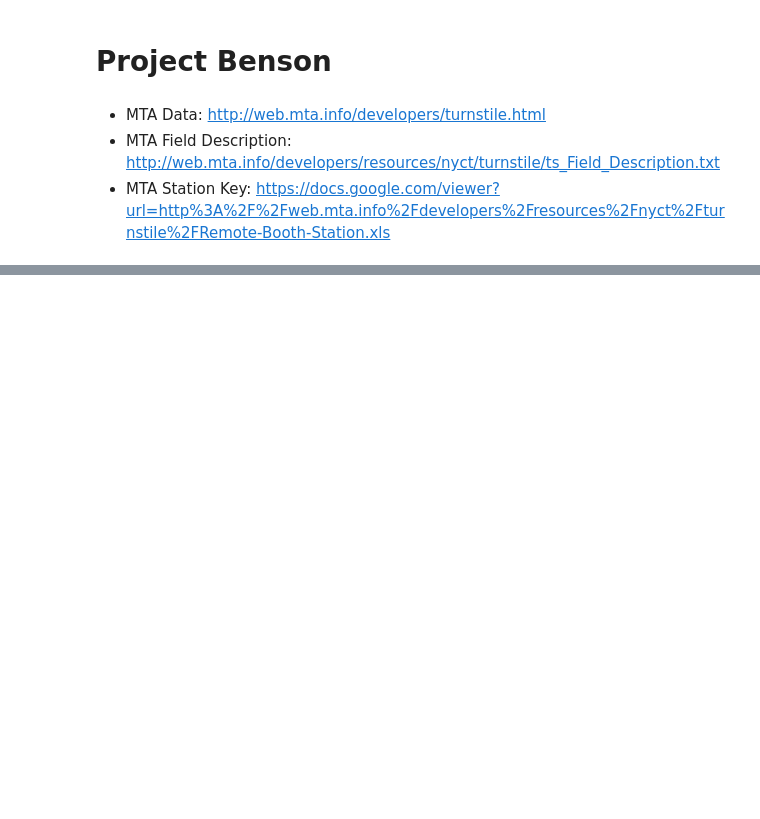
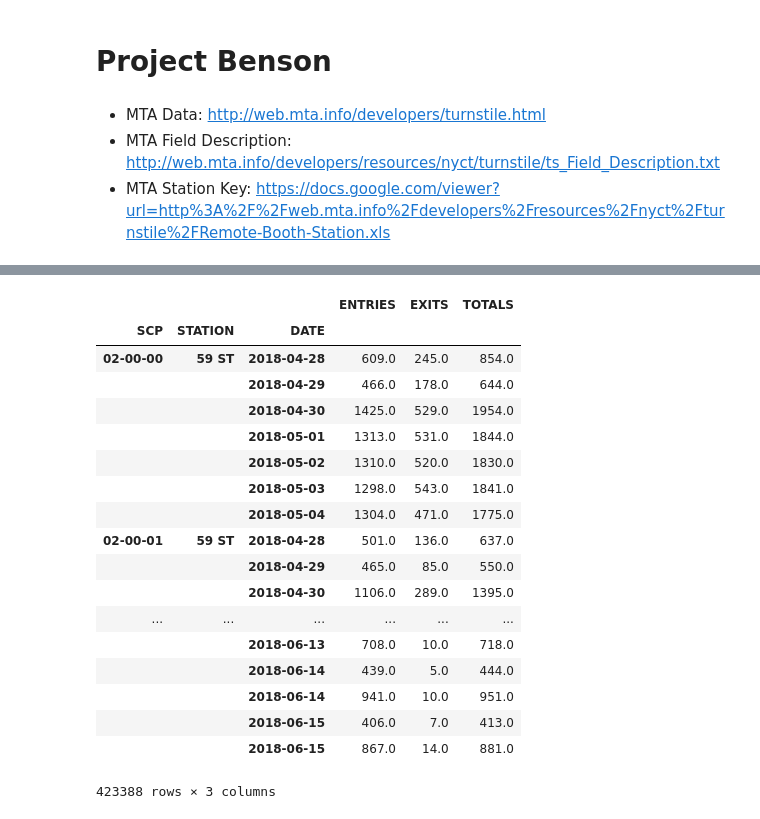
Before and after one commit to wfl/metis_project_benson, a Jupyter notebook: project_1_benson.ipynb, the cells around one changed output, grey strips where cells are left out. Drawn from its saved outputs; the diff is of its cells as text; code cells hidden in the pictures; blank space fills up the shorter version.

```diff
--- a/project_1_benson.ipynb
+++ b/project_1_benson.ipynb
@@ -158,0 +64,8 @@ traffic_new = traffic_test.groupby(['STATION', 'SCP', 'LINENAME', 'UNIT']).apply
+# %%
+# Function to find total differences in ENTRIES and EXITS columns
+def mta_traffic(data, freq='D'):
+    data.ENTRIES = data.ENTRIES - data.shift(1).ENTRIES
+    data.EXITS = data.EXITS - data.shift(1).EXITS
+    data = data.set_index(['SCP', 'STATION'])[['ENTRIES', 'EXITS', 'DATE']]
+    data = data.resample(freq, on='DATE').sum()
+    return data
@@ -158,0 +133,9 @@ traffic_new = traffic_test.groupby(['STATION', 'SCP', 'LINENAME', 'UNIT']).apply
+# %%
+last_index = test_df.index[-1]
+ind = 0
+data = []
+while ind < last_index:
+    data.append(test_df[ind:ind+6].groupby(['SCP', 'STATION']).apply(mta_traffic))
+    ind += 6
+final_testdf = pd.concat(data)
+del data
@@ -158,0 +166,26 @@ traffic_new = traffic_test.groupby(['STATION', 'SCP', 'LINENAME', 'UNIT']).apply
+# %%
+final_testdf_totals = final_testdf.copy()
+# %%
+final_testdf_totals['TOTALS'] = final_testdf['ENTRIES'] + final_testdf['EXITS']
+# %%
+final_testdf_totals
+# %% [output]
+|  |  |  | ENTRIES | EXITS | TOTALS |
+| SCP | STATION | DATE |  |  |  |
+| 02-00-00 | 59 ST | 2018-04-28 | 609.0 | 245.0 | 854.0 |
+|  |  | 2018-04-29 | 466.0 | 178.0 | 644.0 |
+|  |  | 2018-04-30 | 1425.0 | 529.0 | 1954.0 |
+|  |  | 2018-05-01 | 1313.0 | 531.0 | 1844.0 |
+|  |  | 2018-05-02 | 1310.0 | 520.0 | 1830.0 |
+|  |  | 2018-05-03 | 1298.0 | 543.0 | 1841.0 |
+|  |  | 2018-05-04 | 1304.0 | 471.0 | 1775.0 |
+| 02-00-01 | 59 ST | 2018-04-28 | 501.0 | 136.0 | 637.0 |
+|  |  | 2018-04-29 | 465.0 | 85.0 | 550.0 |
+|  |  | 2018-04-30 | 1106.0 | 289.0 | 1395.0 |
+| ... | ... | ... | ... | ... | ... |
+|  |  | 2018-06-13 | 708.0 | 10.0 | 718.0 |
+|  |  | 2018-06-14 | 439.0 | 5.0 | 444.0 |
+|  |  | 2018-06-14 | 941.0 | 10.0 | 951.0 |
+|  |  | 2018-06-15 | 406.0 | 7.0 | 413.0 |
+|  |  | 2018-06-15 | 867.0 | 14.0 | 881.0 |
+423388 rows × 3 columns
```
Also changed, not shown: parts of 39 cells of this notebook, 2 other files.
